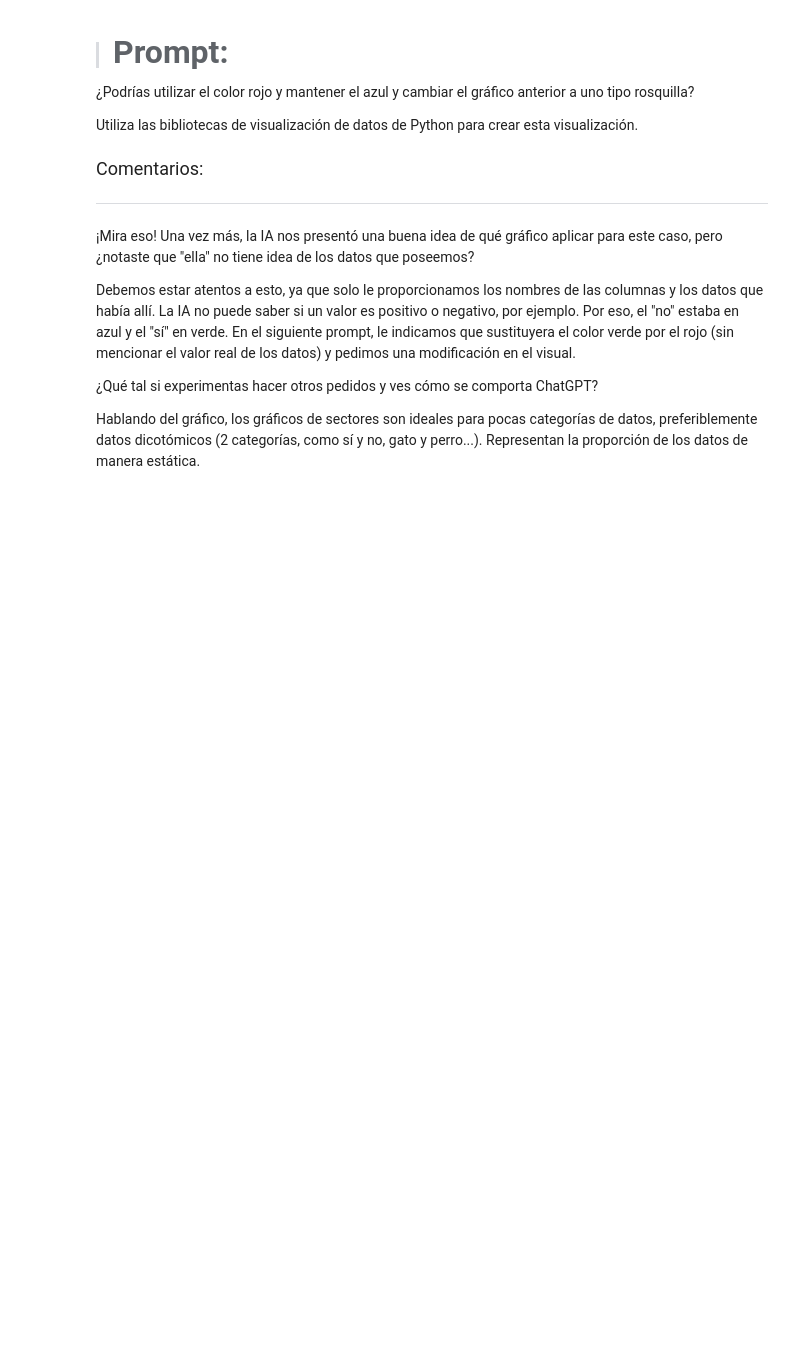
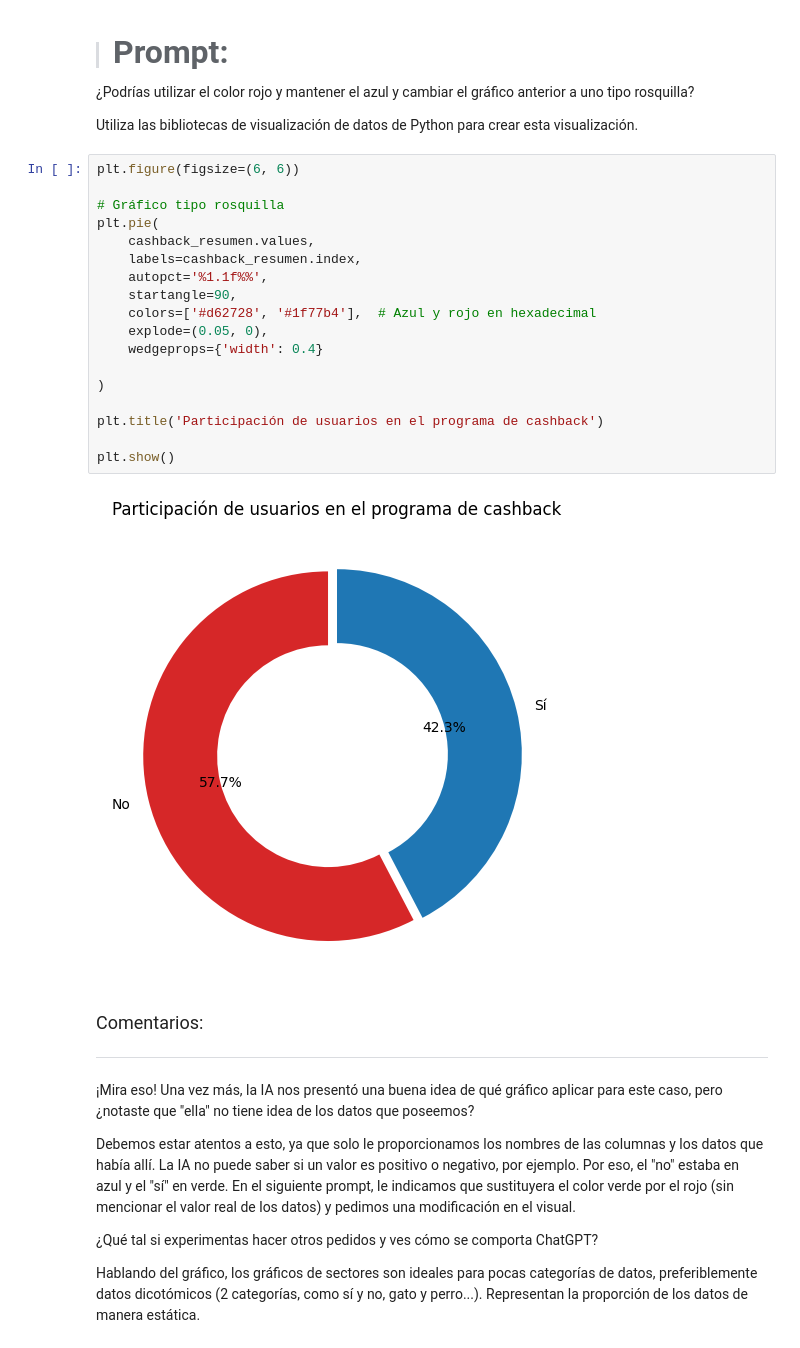
Before and after one commit to DaniGa-Mo/IA_Ciencia_de_Datos, a Jupyter notebook: IA_aplicada_a_ciencia_de_datos.ipynb, the cells around one changed output. Cells and saved outputs as stored; diff of their text form; blank space fills up the shorter version.

```diff
--- a/IA_aplicada_a_ciencia_de_datos.ipynb
+++ b/IA_aplicada_a_ciencia_de_datos.ipynb
@@ -899,6 +925,26 @@ Utiliza las bibliotecas de visualización de datos de Python para crear esta vis
 ¿Podrías utilizar el color rojo y mantener el azul y cambiar el gráfico anterior a uno tipo rosquilla?
 
 Utiliza las bibliotecas de visualización de datos de Python para crear esta visualización.
+# %%
+plt.figure(figsize=(6, 6))
+
+# Gráfico tipo rosquilla
+plt.pie(
+    cashback_resumen.values,
+    labels=cashback_resumen.index,
+    autopct='%1.1f%%',
+    startangle=90,
+    colors=['#d62728', '#1f77b4'],  # Azul y rojo en hexadecimal
+    explode=(0.05, 0),
+    wedgeprops={'width': 0.4}
+
+)
+
+plt.title('Participación de usuarios en el programa de cashback')
+
+plt.show()
+# %% [output]
+[figure, added]
 # %% [markdown]
 <font color="7b71ff" size=4> Comentarios: </font>
 
```
Also changed, not shown: parts of 5 cells of this notebook.
